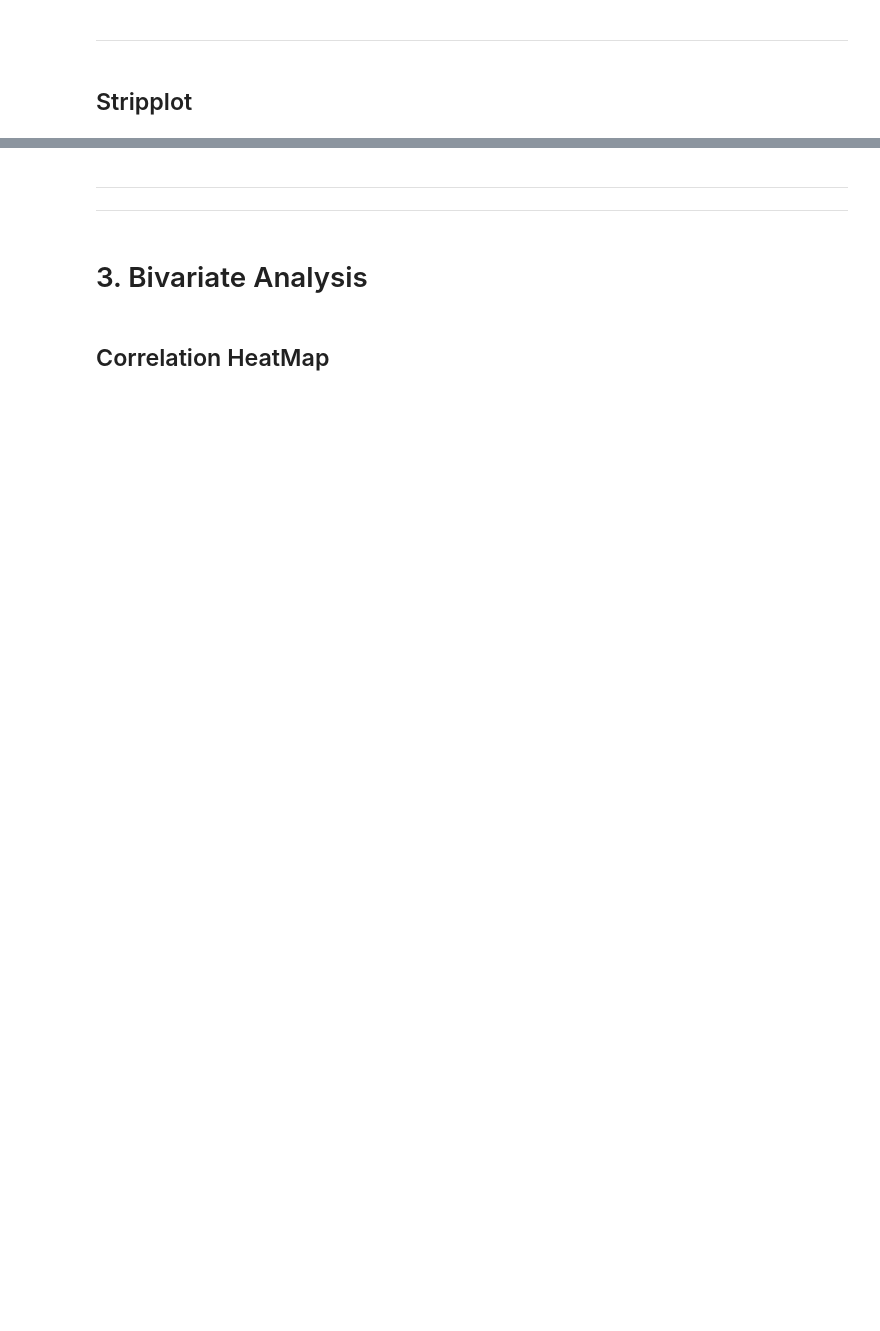
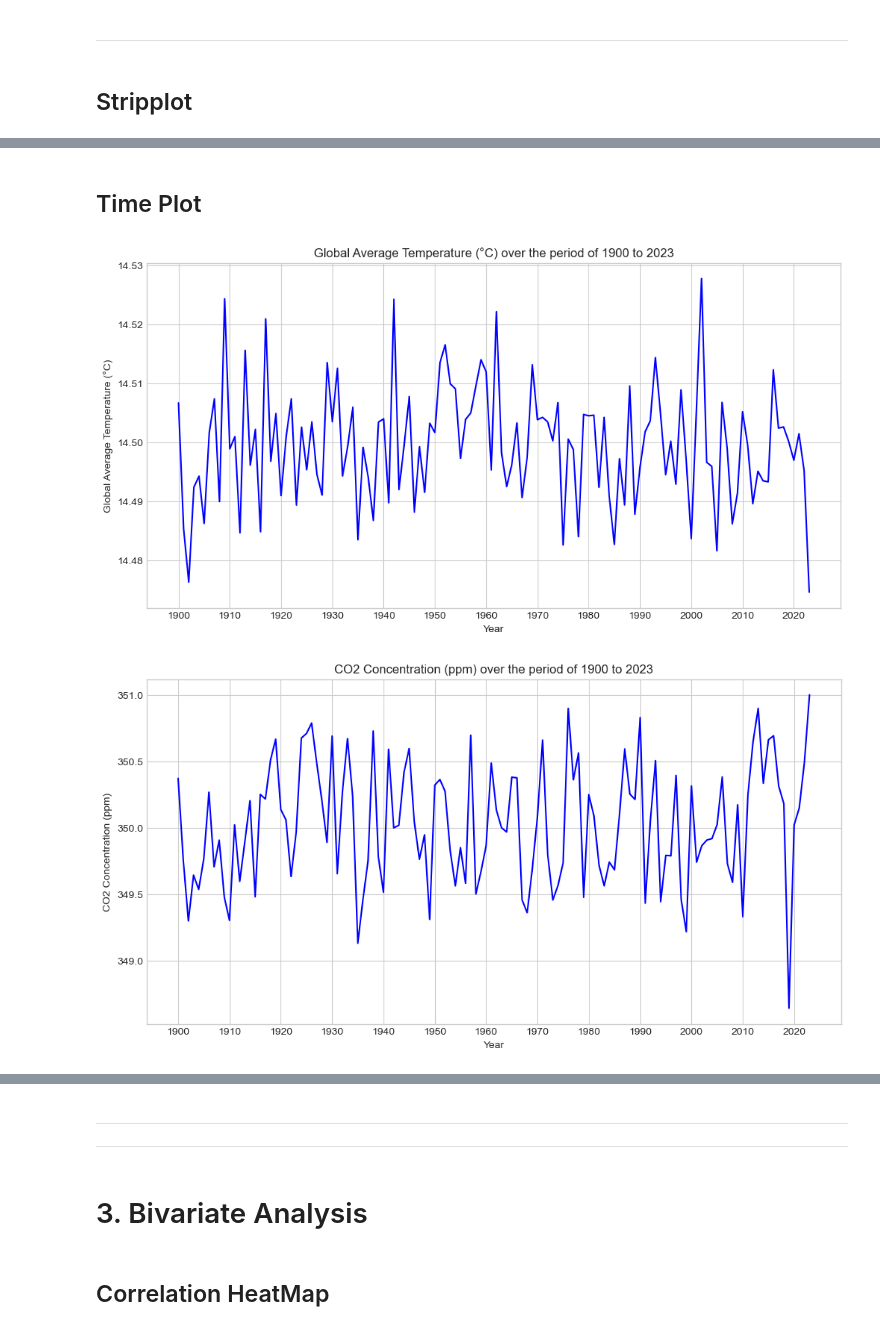
Before and after one commit to Omdena-NIC-Nepal/complete-eda-assignment-neural-syndicate, a Jupyter notebook: climate_eda.ipynb, the cells around one changed output, grey strips where cells are left out. Drawn from its saved outputs; the diff is of its cells as text; code cells hidden in the pictures; blank space fills up the shorter version.

```diff
--- a/climate_eda.ipynb
+++ b/climate_eda.ipynb
@@ -196,0 +191,14 @@ for col in column_names:
+# %% [markdown]
+## Time Plot
+# %%
+for col in column_names:
+    plt.figure(figsize= (12, 6))
+    sns.lineplot(df, x="Year", y=col, color='blue')
+    plt.xticks(ticks=range(df["Year"].min(), df["Year"].max() + 1, 10))
+    plt.xlabel("Year")
+    plt.ylabel(col)
+    plt.title(f"{col} over the period of {df["Year"].min()} to {df["Year"].max()}")
+    plt.show()
+# %% [output]
+[figure, added]
+[figure, added]
```
Also changed, not shown: parts of 17 cells of this notebook.
